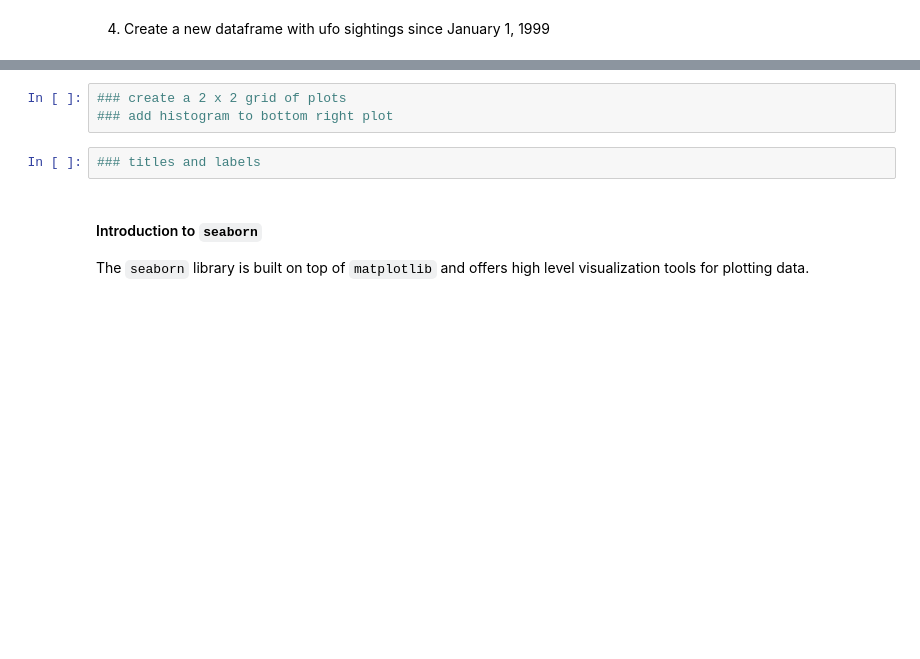
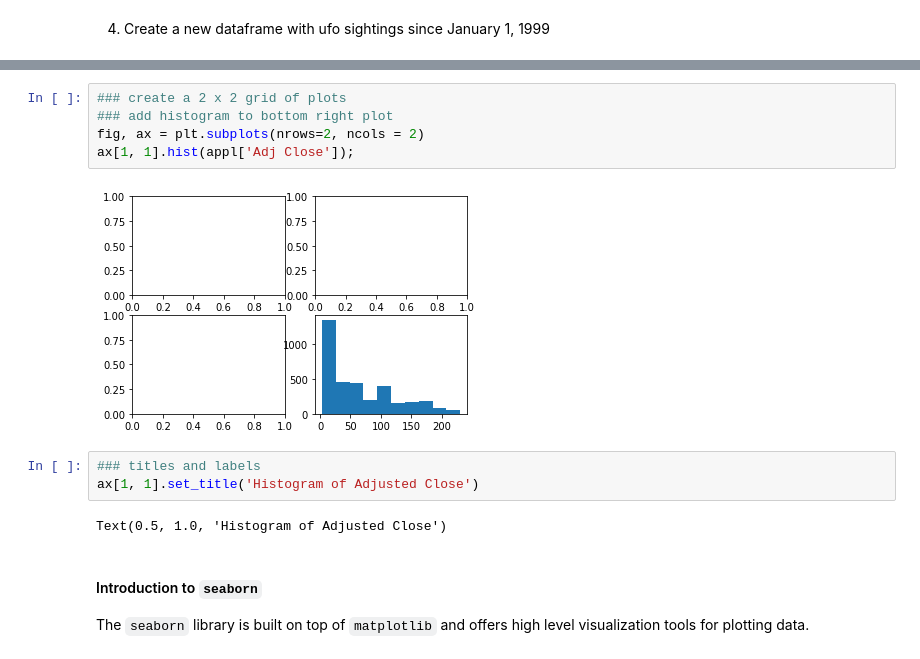
Before and after one commit to gilad247/NYU-Bootcamp, a Jupyter notebook: notebooks/module_1/class_8/plotting_seaborn.ipynb, the cells around one changed output, grey strips where cells are left out. Cells and saved outputs as stored; diff of their text form; blank space fills up the shorter version.

```diff
--- a/notebooks/module_1/class_8/plotting_seaborn.ipynb
+++ b/notebooks/module_1/class_8/plotting_seaborn.ipynb
@@ -73,8 +214,15 @@ from datetime import datetime
 # %%
 ### create a 2 x 2 grid of plots
 ### add histogram to bottom right plot
+fig, ax = plt.subplots(nrows=2, ncols = 2)
+ax[1, 1].hist(appl['Adj Close']);
+# %% [output]
+[figure, added]
 # %%
 ### titles and labels
+ax[1, 1].set_title('Histogram of Adjusted Close')
+# %% [output]
+Text(0.5, 1.0, 'Histogram of Adjusted Close')
 # %% [markdown]
 #### Introduction to `seaborn`
 
```
Also changed, not shown: parts of 29 cells of this notebook, 7 other files.
